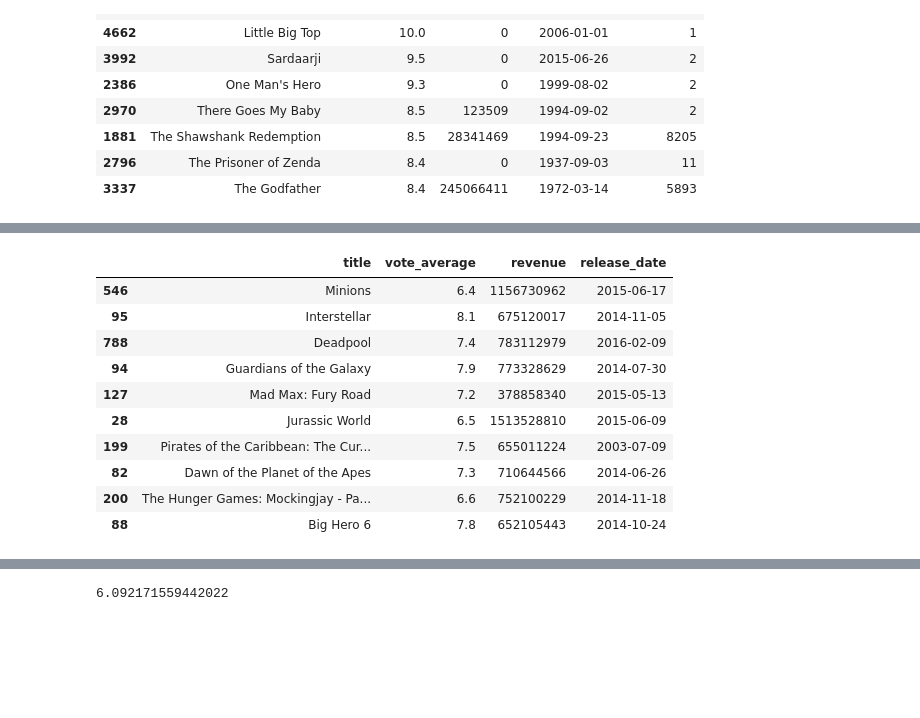
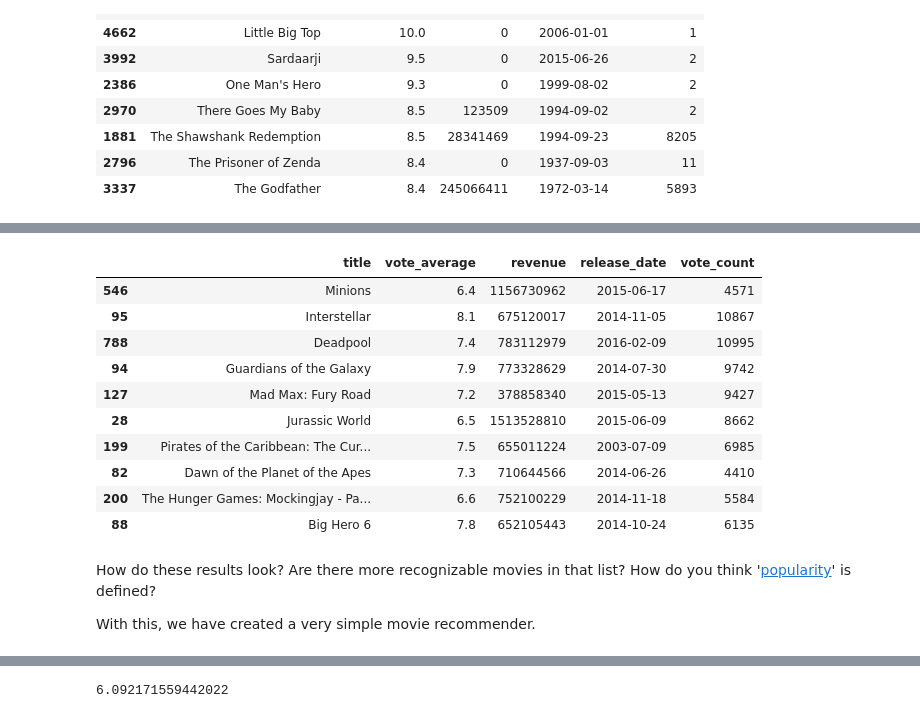
Before and after one commit to staylornc/MovieRecommender, a Jupyter notebook: creating-a-movie-recommender-chicktechrdu.ipynb, the cells around one changed output, grey strips where cells are left out. Cells and saved outputs as stored; diff of their text form; code cells hidden in the pictures; blank space fills up the shorter version.

Commit message:
Kaggle Notebook | Creating a Movie Recommender - ChickTechRDU | Version 5

```diff
--- a/creating-a-movie-recommender-chicktechrdu.ipynb
+++ b/creating-a-movie-recommender-chicktechrdu.ipynb
@@ -147,18 +158,22 @@ Is this a very good recommender? Why or why not?
 # %%
 #Sort movies based on the average rating above
 movies = movies.sort_values('popularity', ascending=False)
 
 #Print the top 10 movies
-movies[['title', 'vote_average', 'revenue', 'release_date']].head(10)
+movies[['title', 'vote_average', 'revenue', 'release_date', 'vote_count']].head(10)
 # %% [output]
-|  | title | vote_average | revenue | release_date |
-| 546 | Minions | 6.4 | 1156730962 | 2015-06-17 |
-| 95 | Interstellar | 8.1 | 675120017 | 2014-11-05 |
-| 788 | Deadpool | 7.4 | 783112979 | 2016-02-09 |
-| 94 | Guardians of the Galaxy | 7.9 | 773328629 | 2014-07-30 |
-| 127 | Mad Max: Fury Road | 7.2 | 378858340 | 2015-05-13 |
-| 28 | Jurassic World | 6.5 | 1513528810 | 2015-06-09 |
-| 199 | Pirates of the Caribbean: The Cur... | 7.5 | 655011224 | 2003-07-09 |
-| 82 | Dawn of the Planet of the Apes | 7.3 | 710644566 | 2014-06-26 |
-| 200 | The Hunger Games: Mockingjay - Pa... | 6.6 | 752100229 | 2014-11-18 |
-| 88 | Big Hero 6 | 7.8 | 652105443 | 2014-10-24 |
+|  | title | vote_average | revenue | release_date | vote_count |
+| 546 | Minions | 6.4 | 1156730962 | 2015-06-17 | 4571 |
+| 95 | Interstellar | 8.1 | 675120017 | 2014-11-05 | 10867 |
+| 788 | Deadpool | 7.4 | 783112979 | 2016-02-09 | 10995 |
+| 94 | Guardians of the Galaxy | 7.9 | 773328629 | 2014-07-30 | 9742 |
+| 127 | Mad Max: Fury Road | 7.2 | 378858340 | 2015-05-13 | 9427 |
+| 28 | Jurassic World | 6.5 | 1513528810 | 2015-06-09 | 8662 |
+| 199 | Pirates of the Caribbean: The Cur... | 7.5 | 655011224 | 2003-07-09 | 6985 |
+| 82 | Dawn of the Planet of the Apes | 7.3 | 710644566 | 2014-06-26 | 4410 |
+| 200 | The Hunger Games: Mockingjay - Pa... | 6.6 | 752100229 | 2014-11-18 | 5584 |
+| 88 | Big Hero 6 | 7.8 | 652105443 | 2014-10-24 | 6135 |
+# %% [markdown]
+How do these results look? Are there more recognizable movies in that list? How do you think '[popularity](https://developers.themoviedb.org/3/getting-started/popularity)' is defined?
+
+With this, we have created a very simple movie recommender.
```
Also changed, not shown: parts of 43 cells of this notebook.
